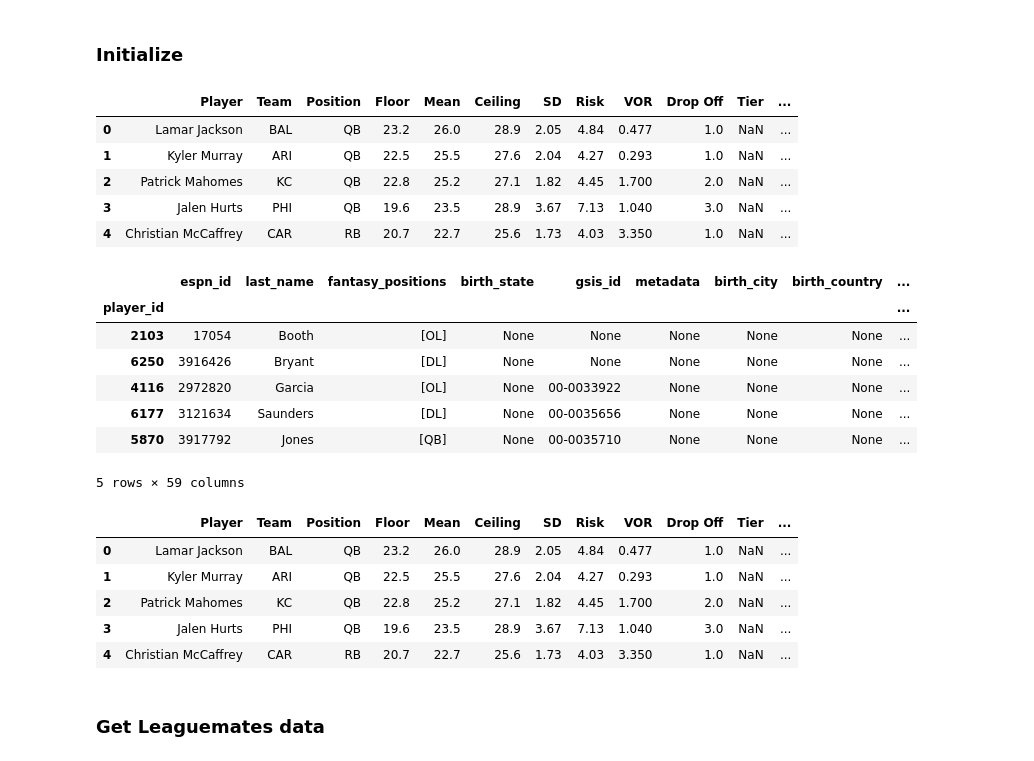
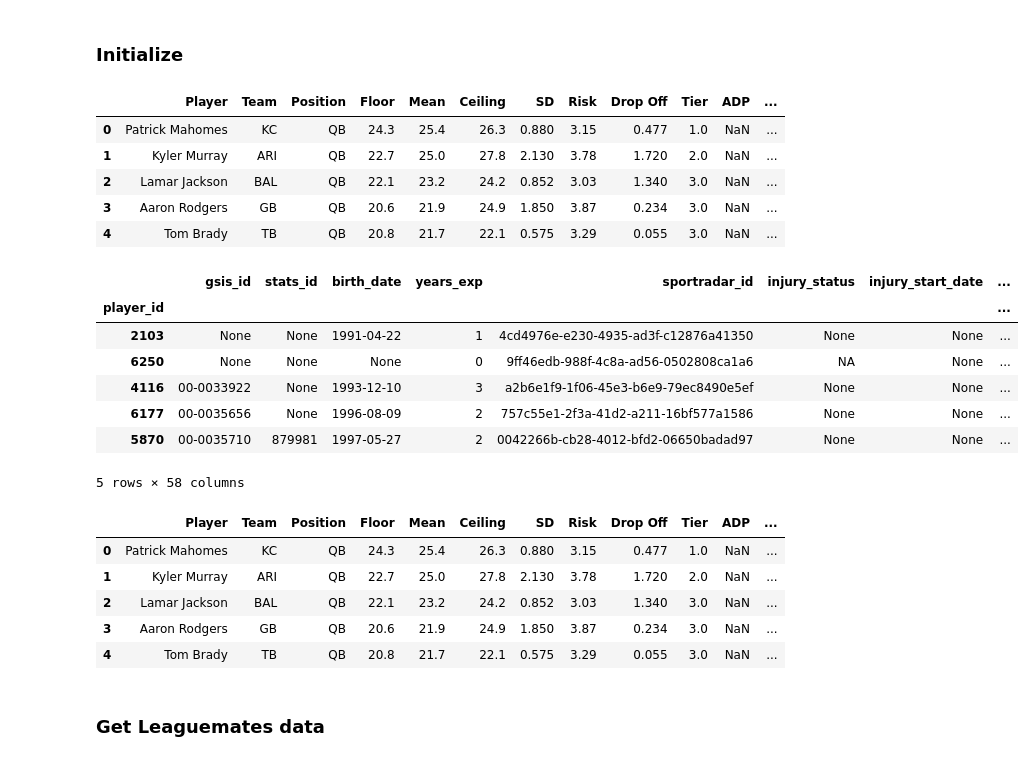
Before and after one commit to atran39/PokerstersFF, a Jupyter notebook: PokerstersFF.ipynb, the cells around one changed output. Cells and saved outputs as stored; diff of their text form; code cells hidden in the pictures.

```diff
--- a/PokerstersFF.ipynb
+++ b/PokerstersFF.ipynb
@@ -45,7 +45,7 @@ players = Players()
 # %%
 # import player projection data from spreadsheet
 with open('sleeper_players.pkl', 'wb') as file:
-    ffa_proj_df = pd.read_csv('ffa_all_week3_09-23-2021.txt', sep='\t', index_col=False)
+    ffa_proj_df = pd.read_csv('ffa_all_week7_10-19-2021.txt', sep='\t', index_col=False)
     ffa_proj_df['Player'] = ffa_proj_df['Player'].str.replace('.', '')
     ffa_proj_df['Player_Pos'] = ffa_proj_df['Player'] + ffa_proj_df['Position']
     # why is the abbr for vegas LVR rather than LV??? annoying
@@ -55,46 +55,48 @@ with open('sleeper_players.pkl', 'wb') as file:
 
 ffa_proj_df.head()
 # %% [output]
-|  | Player | Team | Position | Floor | Mean | Ceiling | SD | Risk | VOR | Drop Off | Tier | ... |
-| 0 | Lamar Jackson | BAL | QB | 23.2 | 26.0 | 28.9 | 2.05 | 4.84 | 0.477 | 1.0 | NaN | ... |
-| 1 | Kyler Murray | ARI | QB | 22.5 | 25.5 | 27.6 | 2.04 | 4.27 | 0.293 | 1.0 | NaN | ... |
-| 2 | Patrick Mahomes | KC | QB | 22.8 | 25.2 | 27.1 | 1.82 | 4.45 | 1.700 | 2.0 | NaN | ... |
-| 3 | Jalen Hurts | PHI | QB | 19.6 | 23.5 | 28.9 | 3.67 | 7.13 | 1.040 | 3.0 | NaN | ... |
-| 4 | Christian McCaffrey | CAR | RB | 20.7 | 22.7 | 25.6 | 1.73 | 4.03 | 3.350 | 1.0 | NaN | ... |
+|  | Player | Team | Position | Floor | Mean | Ceiling | SD | Risk | Drop Off | Tier | ADP | ... |
+| 0 | Patrick Mahomes | KC | QB | 24.3 | 25.4 | 26.3 | 0.880 | 3.15 | 0.477 | 1.0 | NaN | ... |
+| 1 | Kyler Murray | ARI | QB | 22.7 | 25.0 | 27.8 | 2.130 | 3.78 | 1.720 | 2.0 | NaN | ... |
+| 2 | Lamar Jackson | BAL | QB | 22.1 | 23.2 | 24.2 | 0.852 | 3.03 | 1.340 | 3.0 | NaN | ... |
+| 3 | Aaron Rodgers | GB | QB | 20.6 | 21.9 | 24.9 | 1.850 | 3.87 | 0.234 | 3.0 | NaN | ... |
+| 4 | Tom Brady | TB | QB | 20.8 | 21.7 | 22.1 | 0.575 | 3.29 | 0.055 | 3.0 | NaN | ... |
 # %%
 # Import players from sleeper, run this block to get updated players data
 players_dict = players.get_all_players()
 players_df = pd.DataFrame(players_dict).transpose()
 players_df['full_name'] = players_df['full_name'].str.replace('.', '')
 players_df['full_name_pos'] = players_df['full_name'] + players_df['position']
 players_df = players_df.reset_index()
 players_df = players_df.merge(ffa_proj_df, left_on='full_name_pos', right_on='Player_Pos', how='left')
 players_df['player_id'] = players_df['index'].fillna(players_df['Team'])
 players_df = players_df.set_index('player_id')
 players_df = players_df.drop(columns=['index'])
 for i in players_df.loc[players_df['fantasy_positions'].apply(lambda x: True if x and 'DEF' in x else False).tolist()].index.tolist():
-    players_df.loc[i, ffa_proj_df.columns] = ffa_proj_df[(ffa_proj_df['Position'] == 'DST') & (ffa_proj_df['Team'] == i)].iloc[0]
+    dst_matches = ffa_proj_df[(ffa_proj_df['Position'] == 'DST') & (ffa_proj_df['Team'] == i)]
+    if not dst_matches.empty:
+        players_df.loc[i, ffa_proj_df.columns] = dst_matches.iloc[0]
 players_df[ffa_proj_df.columns] = players_df[ffa_proj_df.columns].fillna(0)
 players_df.to_pickle('./sleeper_players.pkl')
 players_df.head()
 # %% [output]
-|  | espn_id | last_name | fantasy_positions | birth_state | gsis_id | metadata | birth_city | birth_country | ... |
-| player_id |  |  |  |  |  |  |  |  | ... |
-| 2103 | 17054 | Booth | [OL] | None | None | None | None | None | ... |
-| 6250 | 3916426 | Bryant | [DL] | None | None | None | None | None | ... |
-| 4116 | 2972820 | Garcia | [OL] | None | 00-0033922 | None | None | None | ... |
-| 6177 | 3121634 | Saunders | [DL] | None | 00-0035656 | None | None | None | ... |
-| 5870 | 3917792 | Jones | [QB] | None | 00-0035710 | None | None | None | ... |
+|  | gsis_id | stats_id | birth_date | years_exp | sportradar_id | injury_status | injury_start_date | ... |
+| player_id |  |  |  |  |  |  |  | ... |
+| 2103 | None | None | 1991-04-22 | 1 | 4cd4976e-e230-4935-ad3f-c12876a41350 | None | None | ... |
+| 6250 | None | None | None | 0 | 9ff46edb-988f-4c8a-ad56-0502808ca1a6 | NA | None | ... |
+| 4116 | 00-0033922 | None | 1993-12-10 | 3 | a2b6e1f9-1f06-45e3-b6e9-79ec8490e5ef | None | None | ... |
+| 6177 | 00-0035656 | None | 1996-08-09 | 2 | 757c55e1-2f3a-41d2-a211-16bf577a1586 | None | None | ... |
+| 5870 | 00-0035710 | 879981 | 1997-05-27 | 2 | 0042266b-cb28-4012-bfd2-06650badad97 | None | None | ... |
-5 rows × 59 columns
+5 rows × 58 columns
 # %%
 ffa_proj_df.head()
 # %% [output]
-|  | Player | Team | Position | Floor | Mean | Ceiling | SD | Risk | VOR | Drop Off | Tier | ... |
-| 0 | Lamar Jackson | BAL | QB | 23.2 | 26.0 | 28.9 | 2.05 | 4.84 | 0.477 | 1.0 | NaN | ... |
-| 1 | Kyler Murray | ARI | QB | 22.5 | 25.5 | 27.6 | 2.04 | 4.27 | 0.293 | 1.0 | NaN | ... |
-| 2 | Patrick Mahomes | KC | QB | 22.8 | 25.2 | 27.1 | 1.82 | 4.45 | 1.700 | 2.0 | NaN | ... |
-| 3 | Jalen Hurts | PHI | QB | 19.6 | 23.5 | 28.9 | 3.67 | 7.13 | 1.040 | 3.0 | NaN | ... |
-| 4 | Christian McCaffrey | CAR | RB | 20.7 | 22.7 | 25.6 | 1.73 | 4.03 | 3.350 | 1.0 | NaN | ... |
+|  | Player | Team | Position | Floor | Mean | Ceiling | SD | Risk | Drop Off | Tier | ADP | ... |
+| 0 | Patrick Mahomes | KC | QB | 24.3 | 25.4 | 26.3 | 0.880 | 3.15 | 0.477 | 1.0 | NaN | ... |
+| 1 | Kyler Murray | ARI | QB | 22.7 | 25.0 | 27.8 | 2.130 | 3.78 | 1.720 | 2.0 | NaN | ... |
+| 2 | Lamar Jackson | BAL | QB | 22.1 | 23.2 | 24.2 | 0.852 | 3.03 | 1.340 | 3.0 | NaN | ... |
+| 3 | Aaron Rodgers | GB | QB | 20.6 | 21.9 | 24.9 | 1.850 | 3.87 | 0.234 | 3.0 | NaN | ... |
+| 4 | Tom Brady | TB | QB | 20.8 | 21.7 | 22.1 | 0.575 | 3.29 | 0.055 | 3.0 | NaN | ... |
 # %% [markdown]
 ### Get Leaguemates data
 # %%
```
Also changed, not shown: parts of 10 cells of this notebook.
